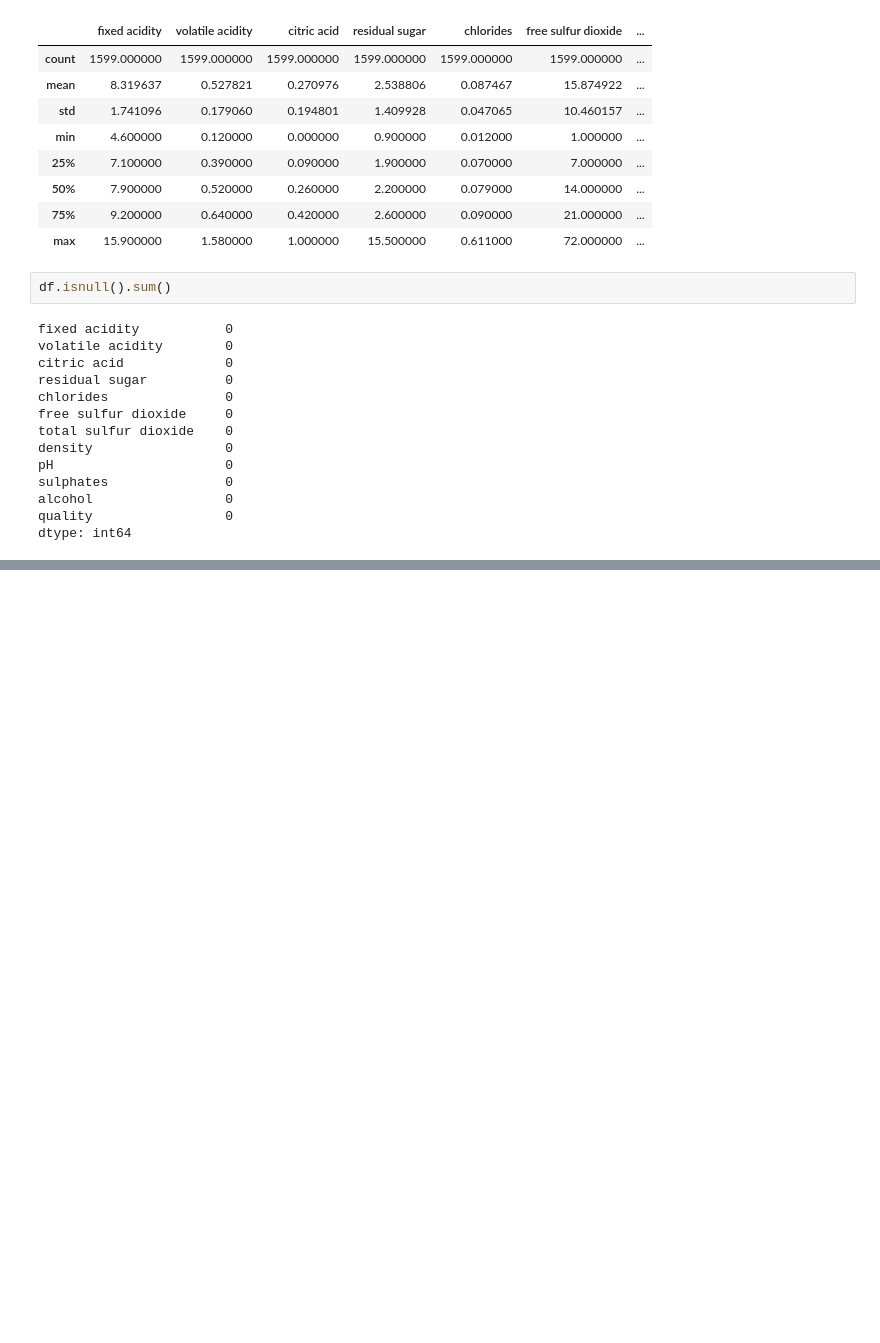
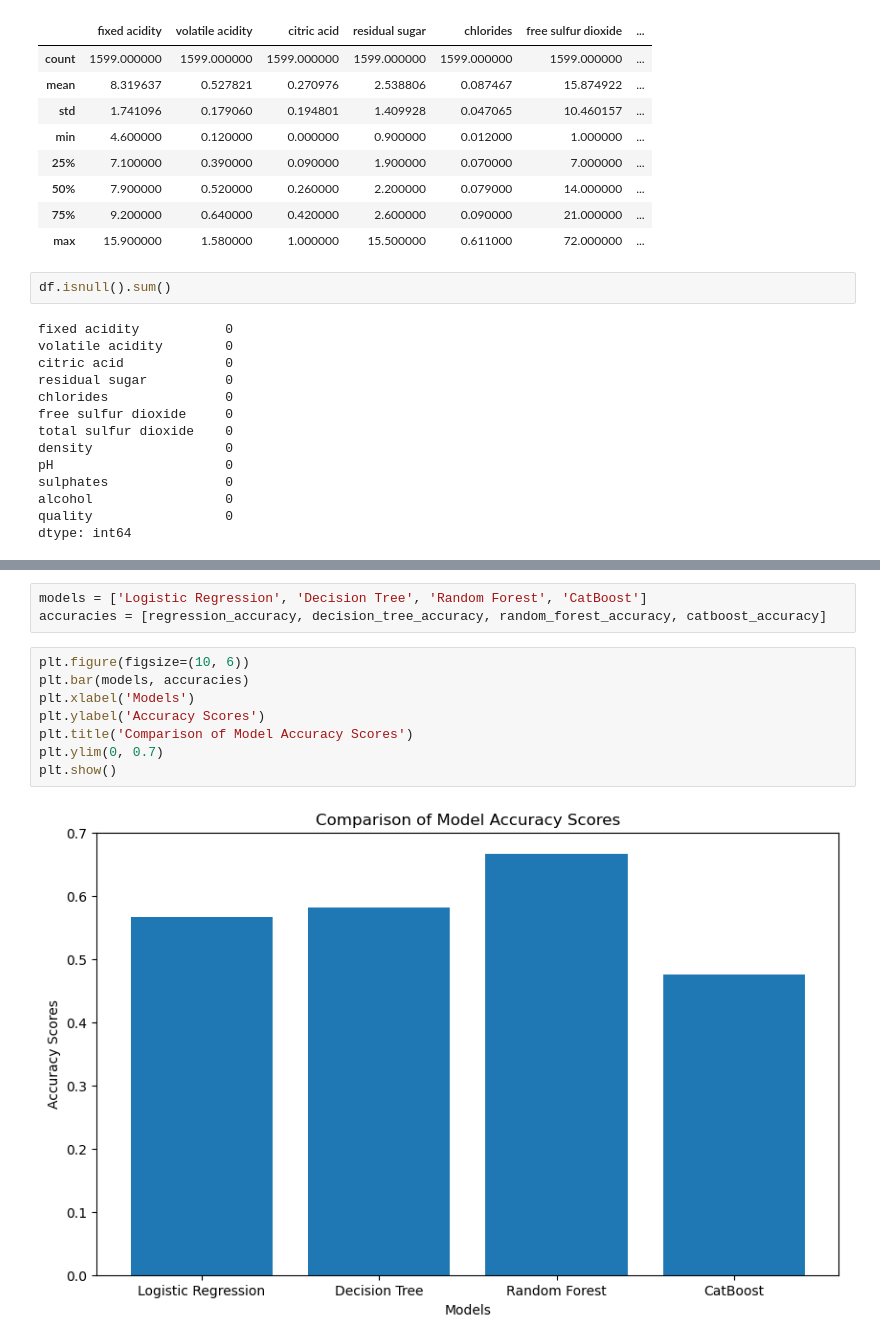
Before and after one commit to F1ameX/Machine-learning, a Jupyter notebook: Wine-quality_Kaggle/sample.ipynb, the cells around one changed output, grey strips where cells are left out. Drawn from its saved outputs; the diff is of its cells as text; blank space fills up the shorter version.

```diff
--- a/Wine-quality_Kaggle/sample.ipynb
+++ b/Wine-quality_Kaggle/sample.ipynb
@@ -64,0 +136,13 @@ sns.heatmap(corr_matrix)
+# %%
+models = ['Logistic Regression', 'Decision Tree', 'Random Forest', 'CatBoost']
+accuracies = [regression_accuracy, decision_tree_accuracy, random_forest_accuracy, catboost_accuracy]
+# %%
+plt.figure(figsize=(10, 6))
+plt.bar(models, accuracies)
+plt.xlabel('Models')
+plt.ylabel('Accuracy Scores')
+plt.title('Comparison of Model Accuracy Scores')
+plt.ylim(0, 0.7)
+plt.show()
+# %% [output]
+[figure, added]
```
Also changed, not shown: parts of 11 cells of this notebook.
